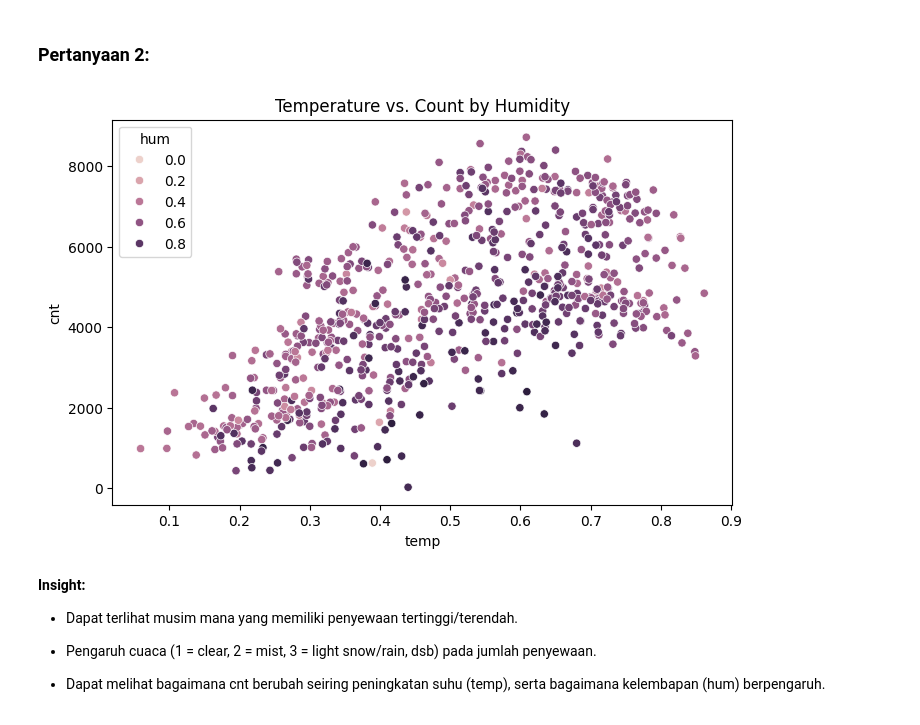
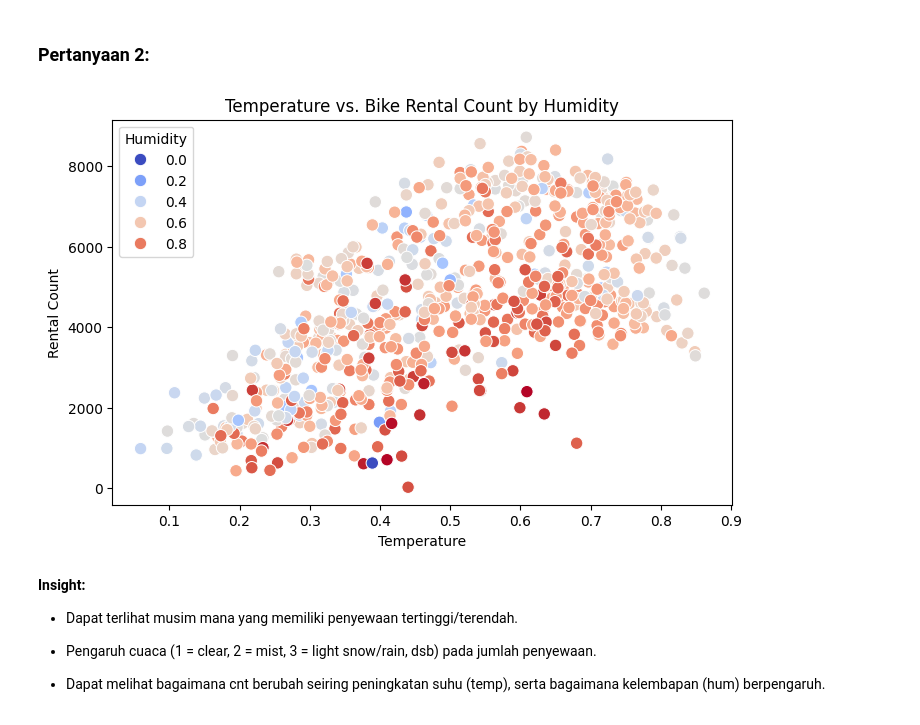
Before and after one commit to renaldiendrawan/bike_sharing_dashboard, a Jupyter notebook: notebook.ipynb, the cells around one changed output. Drawn from its saved outputs; the diff is of its cells as text; code cells hidden in the pictures.

```diff
--- a/notebook.ipynb
+++ b/notebook.ipynb
@@ -152,12 +208,24 @@ plt.show()
 # %% [markdown]
 ### Pertanyaan 2:
-# %%
-plt.figure(figsize=(8,5))
-sns.scatterplot(data=day_df, x='temp', y='cnt', hue='hum')
-plt.title('Temperature vs. Count by Humidity')
-plt.show()
-# %% [output]
-[figure, removed]
+# %%
+import pandas as pd
+import matplotlib.pyplot as plt
+import seaborn as sns
+
+# Baca data; gunakan day.csv sebagai sumber utama karena biasanya berisi data cuaca lengkap.
+day_df = pd.read_csv("/content/data/day.csv")
+day_df['dteday'] = pd.to_datetime(day_df['dteday'])
+
+# Scatter plot: hubungan antara temperatur (temp) dan jumlah penyewaan (cnt), dengan hue berdasarkan kelembapan (hum)
+plt.figure(figsize=(8,5))
+sns.scatterplot(data=day_df, x='temp', y='cnt', hue='hum', palette="coolwarm", s=80)
+plt.title('Temperature vs. Bike Rental Count by Humidity')
+plt.xlabel("Temperature")
+plt.ylabel("Rental Count")
+plt.legend(title="Humidity")
+plt.show()
+# %% [output]
+[figure, added]
 # %% [markdown]
 **Insight:**
 - Dapat terlihat musim mana yang memiliki penyewaan tertinggi/terendah.
```
Also changed, not shown: parts of 8 cells of this notebook, 1 other file.
